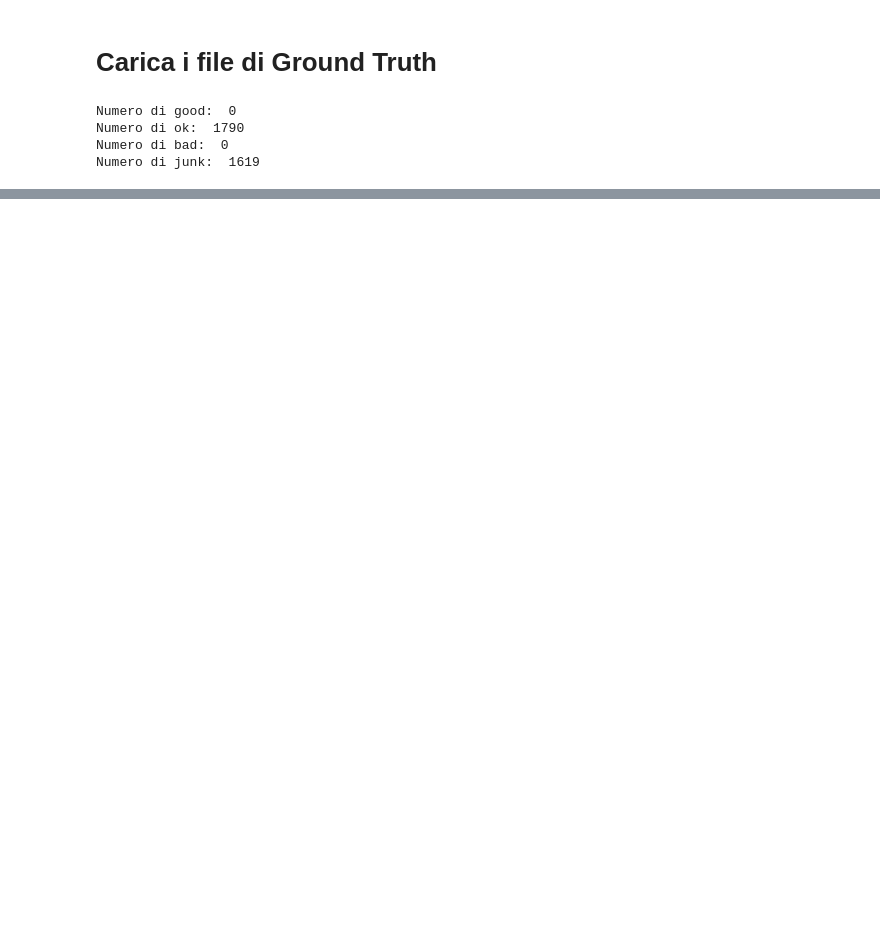
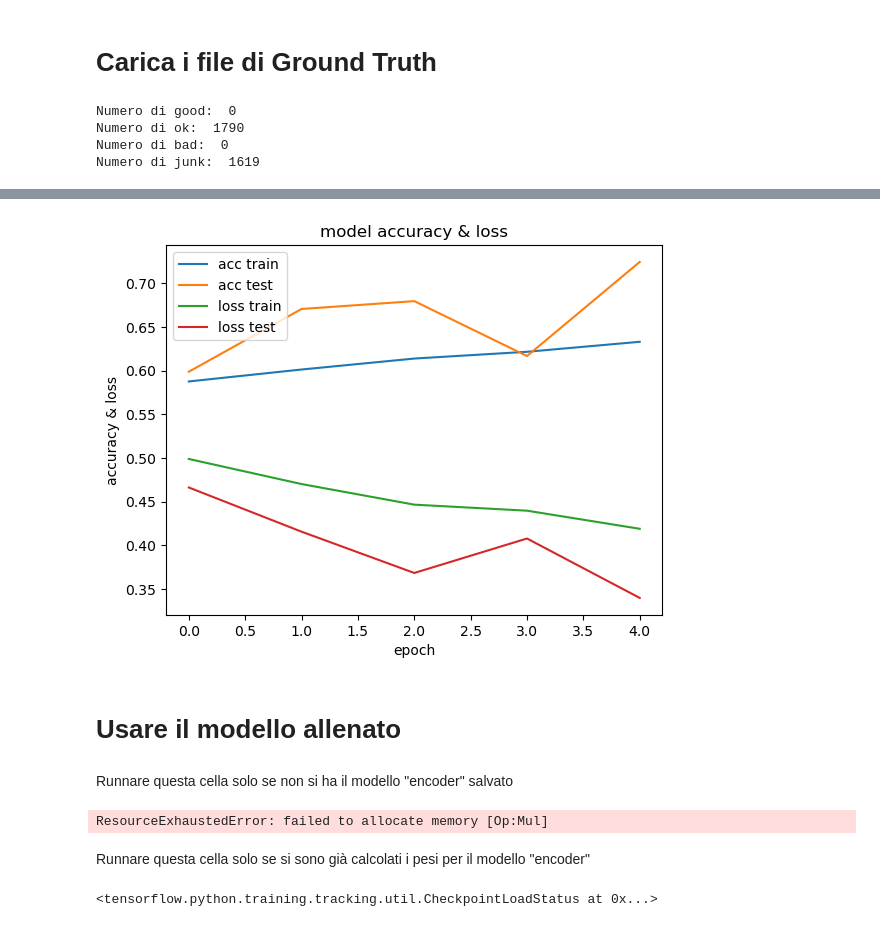
Before and after one commit to MrGreensushi/MachineLearningProject, a Jupyter notebook: Progetto.ipynb, the cells around one changed output, grey strips where cells are left out. Drawn from its saved outputs; the diff is of its cells as text; code cells hidden in the pictures; blank space fills up the shorter version.

```diff
--- a/Progetto.ipynb
+++ b/Progetto.ipynb
@@ -539,0 +428,15 @@ plt_metric(history=history.history, metric="loss", title="Constrastive Loss")
+# %%
+class DistanceLayer(layers.Layer):
+    """
+    This layer is responsible for computing the distance between the anchor
+    embedding and the positive embedding, and the anchor embedding and the
+    negative embedding.
+    """
+
+    def __init__(self, **kwargs):
+        super().__init__(**kwargs)
+
+    def call(self, anchor, positive, negative):
+        ap_distance = tf.reduce_sum(tf.square(anchor - positive), -1)
+        an_distance = tf.reduce_sum(tf.square(anchor - negative), -1)
+        return (ap_distance, an_distance)
@@ -539,0 +536,17 @@ plt_metric(history=history.history, metric="loss", title="Constrastive Loss")
+# %%
+siamese_model = SiameseModel(siamese_network)
+siamese_model.compile(optimizer=tf.keras.optimizers.Adam(0.0001), weighted_metrics=[])
+# %%
+#history = siamese_model.fit(triplet_train, epochs=1, validation_data=triplet_val)
+
+# siccome uso un generator, la dimensione del dataset diventa potenzialmente infinita
+# devo definire a quanti batch corrisponde un'epoca -> steps per epoch, validation steps
+
+history = siamese_model.fit(
+    generatore_triplete_train,
+    steps_per_epoch=x_train_len,
+    epochs=5,
+    verbose=1,
+    validation_data=generatore_triplete_val,
+    validation_steps=x_val_len
+)
@@ -539,0 +564,39 @@ plt_metric(history=history.history, metric="loss", title="Constrastive Loss")
+# %%
+import matplotlib.pyplot as plt
+
+plt.plot(history.history['acc'])
+plt.plot(history.history['val_acc'])
+plt.plot(history.history['loss'])
+plt.plot(history.history['val_loss'])
+plt.title('model accuracy & loss')
+plt.ylabel('accuracy & loss')
+plt.xlabel('epoch')
+plt.legend(['acc train', 'acc test', 'loss train','loss test'], loc='upper left')
+plt.show()
+# %% [output]
+[figure, added]
+# %% [markdown]
+# Usare il modello allenato
+# %% [markdown]
+Runnare questa cella solo se non si ha il modello "encoder" salvato
+# %%
+def exctract_embedding(model):
+    encoder=get_encoder((120,120,3))
+    i=0
+    for e_layer in model.layers[0].layers[9].layers:
+        layer_weight= e_layer.get_weights()
+        encoder.layers[i].set_weights(layer_weight)
+        i+=1
+    return encoder
+encoder=exctract_embedding(siamese_model)
+encoder.save_weights("encoder")
+encoder.summary()
+# %% [output]
+ResourceExhaustedError: failed to allocate memory [Op:Mul]
+# %% [markdown]
+Runnare questa cella solo se si sono già calcolati i pesi per il modello "encoder"
+# %%
+encoder=get_encoder((120,120,3))
+encoder.load_weights("encoder")
+# %% [output]
+<tensorflow.python.training.tracking.util.CheckpointLoadStatus at 0x...>
```
Also changed, not shown: parts of 58 cells of this notebook.
